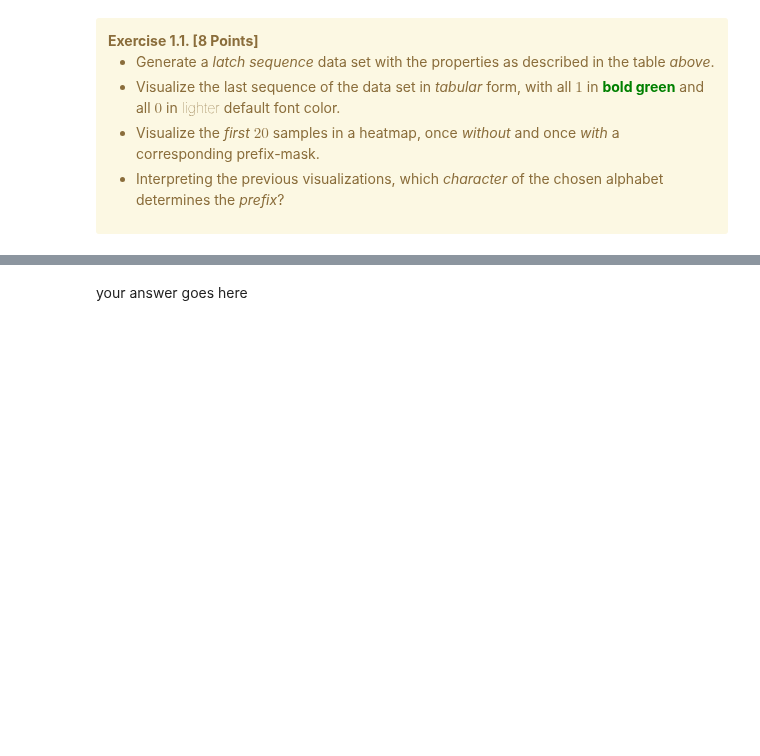
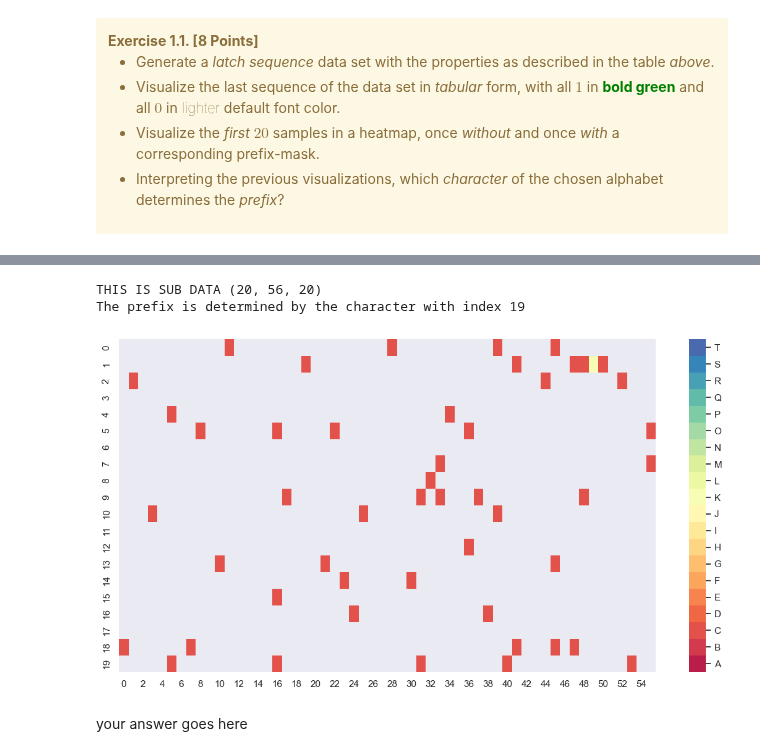
Before and after one commit to qtakmalay/JupyterProjects, a Jupyter notebook: Hands-on II/U4/U4_Assignment.ipynb, the cells around one changed output, grey strips where cells are left out. Cells and saved outputs as stored; diff of their text form; code cells hidden in the pictures; blank space fills up the shorter version.

```diff
--- a/Hands-on II/U4/U4_Assignment.ipynb
+++ b/Hands-on II/U4/U4_Assignment.ipynb
@@ -93,4 +100,24 @@ u4.check_module_versions()
     </ul>
 </div>
 # %%
-# your code goes here
+u4.set_seed(42)
+
+# Generate latch sequence data set
+dataset = u4.LatchSequenceSet(num_samples=5000, num_instances=56, num_characters=20, num_targets=19, seed=23)
+
+# Visualize last sequence
+last_sequence = dataset[-1][0].numpy()
+df_last_sequence = pd.DataFrame(last_sequence.T, columns=[f"t{i}" for i in range(1, dataset.num_instances+1)])
+df_last_sequence = df_last_sequence.style.applymap(lambda x: 'background-color : green' if x == 1 else '')
+display(df_last_sequence)
+
+# Visualize first 20 samples with and without prefix mask
+num_samples_to_visualize = 20
+sub_data = dataset[:num_samples_to_visualize][0].numpy()
+print("THIS IS SUB DATA", sub_data.shape)
+u4.plot_heatmap(data=pd.DataFrame(sub_data.argmax(axis=2)), figsize=(14, 7), prefix_mask=True)
+
+
+# Determine prefix
+print(f"The prefix is determined by the character with index {dataset.num_targets}")
+# %% [output]
@@ -97,3 +141,6 @@ u4.check_module_versions()
+THIS IS SUB DATA (20, 56, 20)
+The prefix is determined by the character with index 19
+[figure, added]
 # %% [markdown]
 your answer goes here
 # %% [markdown]
```
Also changed, not shown: parts of 2 cells of this notebook.
